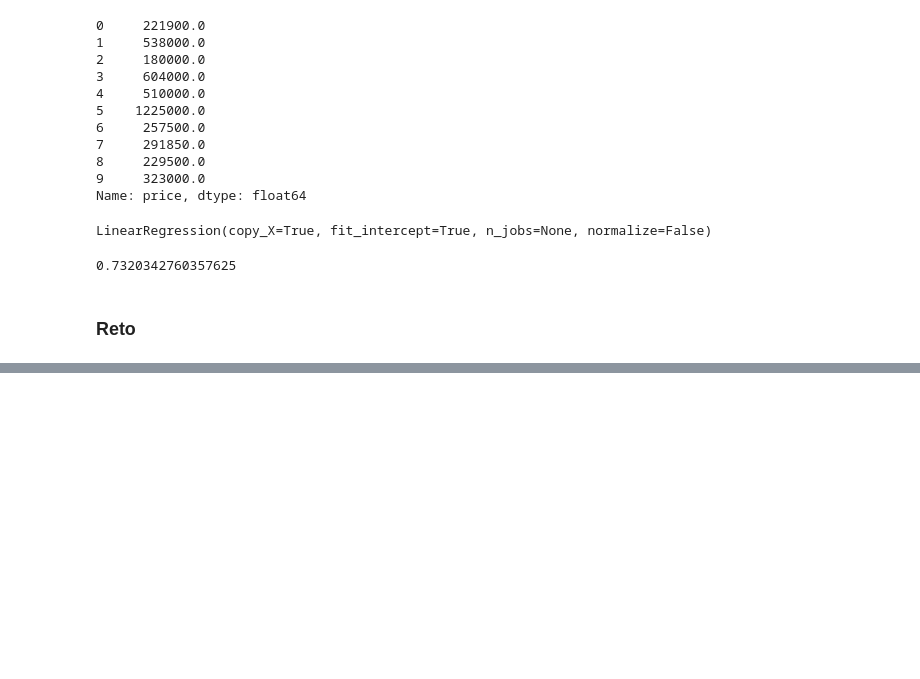
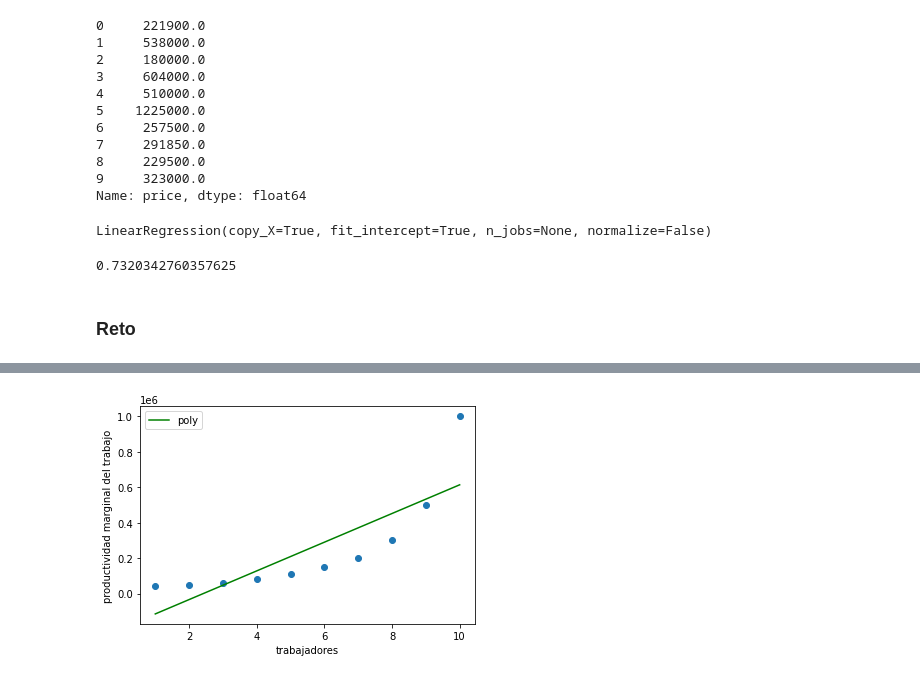
Before and after one commit to LIZZETHGOMEZ/BEDU-Santander, a Jupyter notebook: Machine Learning/Sesion_4.ipynb, the cells around one changed output, grey strips where cells are left out. Saved outputs shown, nothing was run; the diff lists cells and outputs as text; code cells hidden in the pictures; blank space fills up the shorter version.

```diff
--- a/Machine Learning/Sesion_4.ipynb
+++ b/Machine Learning/Sesion_4.ipynb
@@ -147,0 +163,16 @@ data.head()
+# %%
+# Hagamos el fit de los datos
+linear_regression = LinearRegression()
+linear_regression.fit(x,y)
+
+# Veamos como se ajusta la nueva regresión polinomica
+y_head2 = linear_regression.predict(x)
+
+plt.plot(x,y_head2,color= "green",label = "poly")
+plt.legend()
+plt.scatter(x,y)
+plt.xlabel("trabajadores")
+plt.ylabel("productividad marginal del trabajo")
+plt.show()
+# %% [output]
+[figure, added]
```
Also changed, not shown: parts of 6 cells of this notebook.
